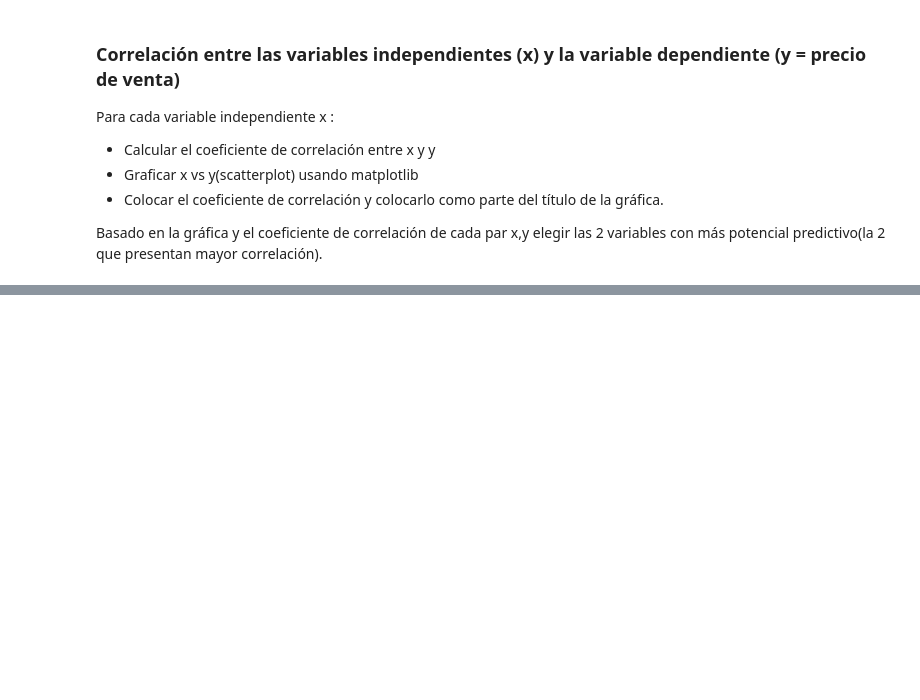
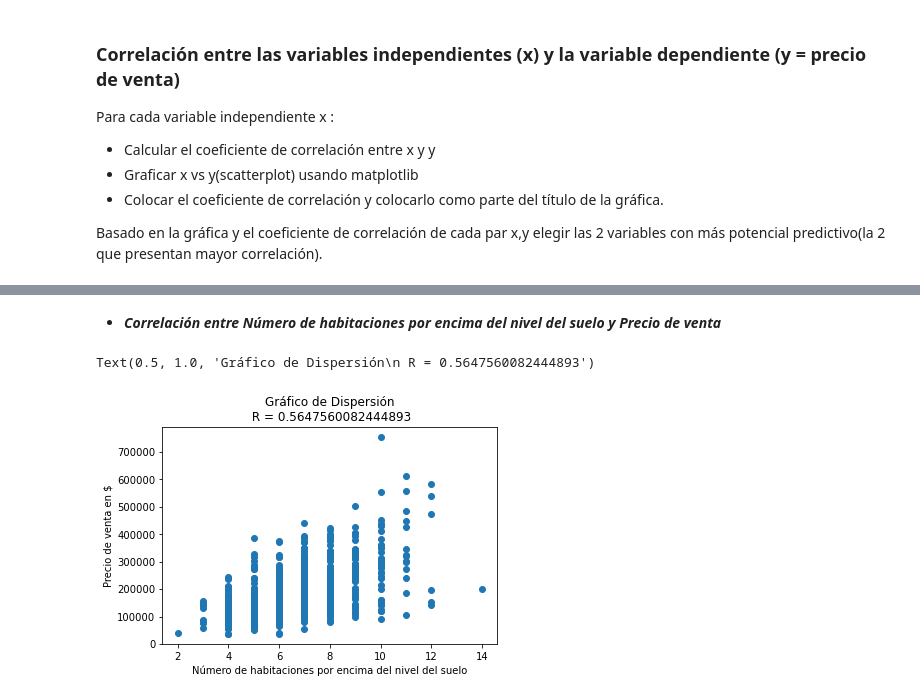
Before and after one commit to eddson90/galileo_tareas, a Jupyter notebook: Proyecto.ipynb, the cells around one changed output, grey strips where cells are left out. Drawn from its saved outputs; the diff is of its cells as text; code cells hidden in the pictures; blank space fills up the shorter version.

```diff
--- a/Proyecto.ipynb
+++ b/Proyecto.ipynb
@@ -241,0 +277,17 @@ Basado en la gráfica y el coeficiente de correlación  de cada par x,y elegir
+# %% [markdown]
+* ***Correlación entre Número de habitaciones por encima del nivel del suelo y Precio de venta***
+# %%
+r_x3 = np.corrcoef(TotRmsAbvGrd,SalesPrice)
+r_x3[0,1]
+
+fig = plt.figure()
+ax3 = fig.add_subplot(1,1,1)
+
+ax3.scatter(TotRmsAbvGrd,SalesPrice)
+ax3.set_xlabel("Número de habitaciones por encima del nivel del suelo")
+ax3.set_ylabel("Precio de venta en $")
+ax3.set_title("Gráfico de Dispersión\n R = "+str(r_x3[0,1]))
+plt.show()
+# %% [output]
+Text(0.5, 1.0, 'Gráfico de Dispersión\n R = 0.5647560082444893')
+[figure, added]
```
Also changed, not shown: parts of 12 cells of this notebook.
